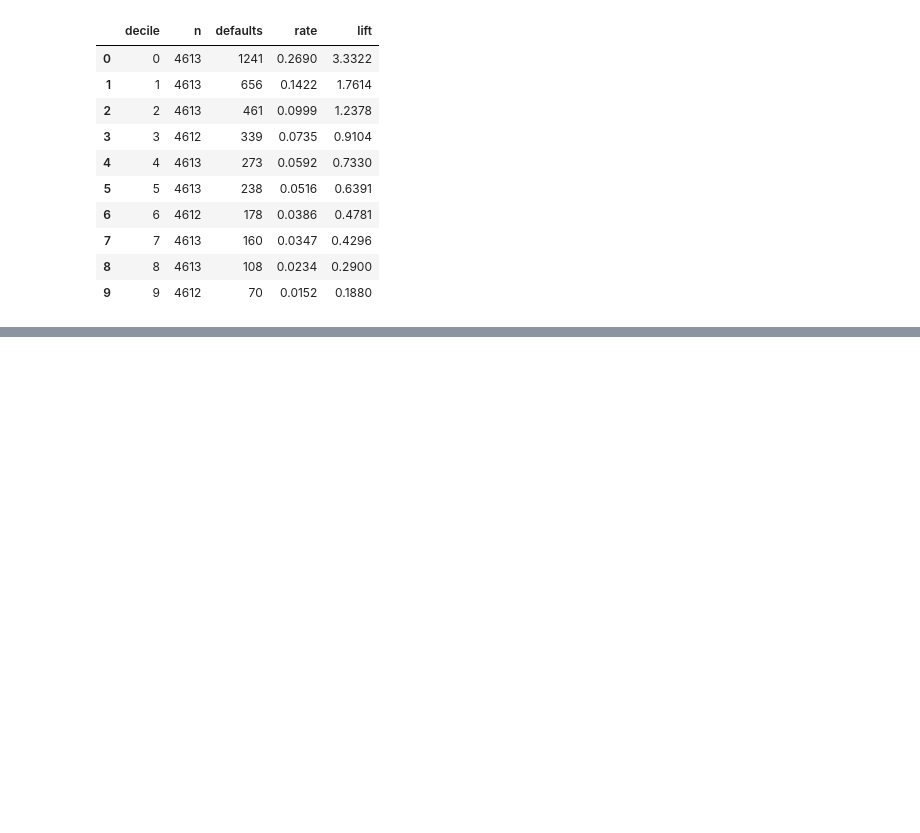
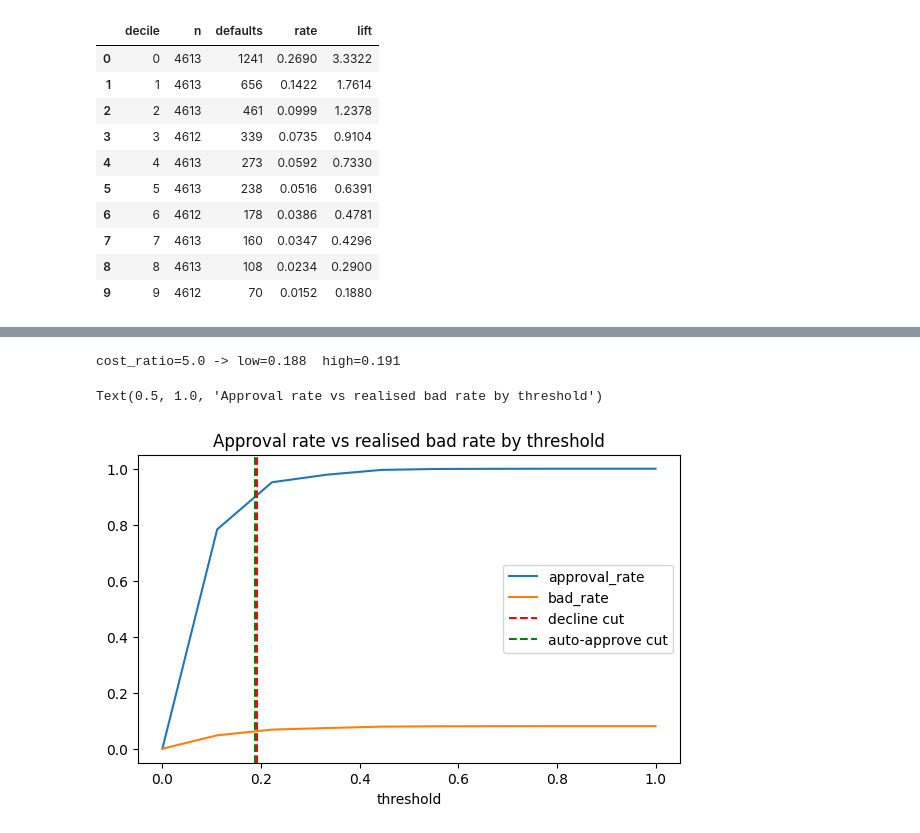
Before and after one commit to MohamedGamal04/CreditLens, a Jupyter notebook: notebooks/04_evaluation.ipynb, the cells around one changed output, grey strips where cells are left out. Drawn from its saved outputs; the diff is of its cells as text; code cells hidden in the pictures; blank space fills up the shorter version.

Commit message:
Show the cost curve and chosen cutoffs in the evaluation notebook

```diff
--- a/notebooks/04_evaluation.ipynb
+++ b/notebooks/04_evaluation.ipynb
@@ -127,3 +131,20 @@ lt.round(4)
+# %%
+from creditlens.config import COST_RATIO
+from creditlens.evaluation.thresholds import decision_bands, strategy_table
+
+low, high = decision_bands(y_te, proba[best], COST_RATIO)
+print(f"cost_ratio={COST_RATIO} -> low={low}  high={high}")
+
+tbl = strategy_table(y_te, proba[best])
+ax = tbl.plot(x="threshold", y=["approval_rate", "bad_rate"], figsize=(7, 4))
+ax.axvline(high, color="red", ls="--", label="decline cut")
+ax.axvline(low, color="green", ls="--", label="auto-approve cut")
+ax.legend()
+ax.set_title("Approval rate vs realised bad rate by threshold")
+# %% [output]
+cost_ratio=5.0 -> low=0.188  high=0.191
+Text(0.5, 1.0, 'Approval rate vs realised bad rate by threshold')
+[figure, added]
 # %% [markdown]
 # Notebook summary & key insights
 
```
Also changed, not shown: parts of 2 cells of this notebook.
